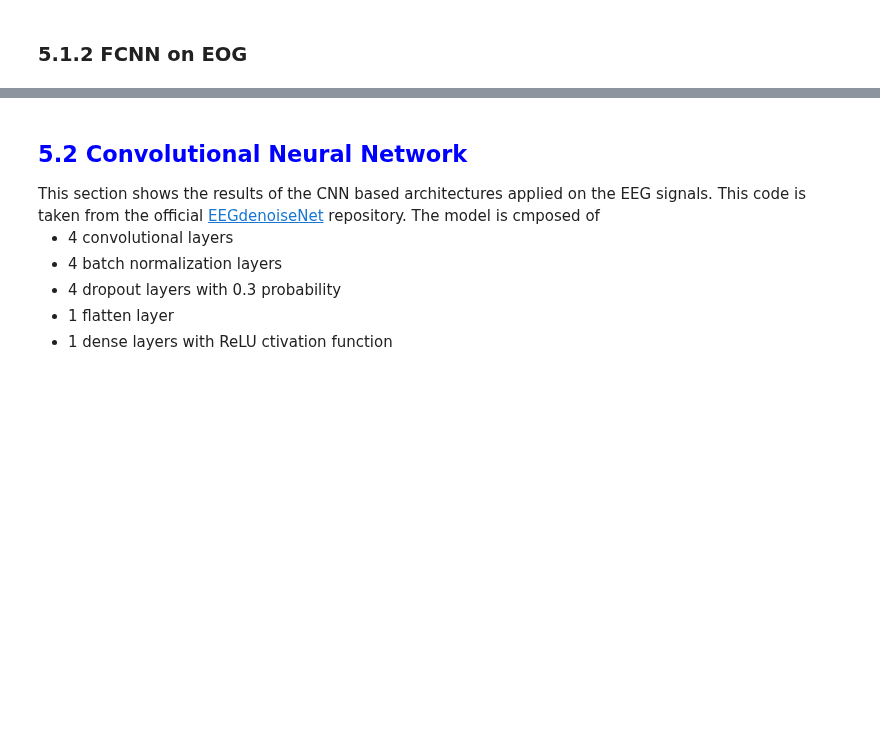
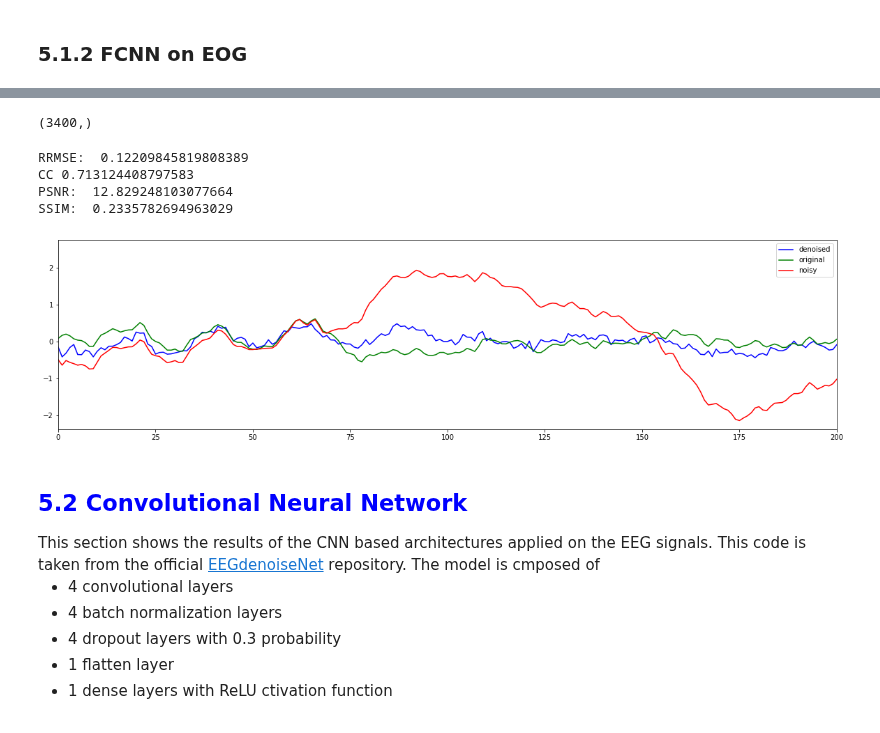
Before and after one commit to MartinaDoku2001/Thesis, a Jupyter notebook: EEG_denoising.ipynb, the cells around one changed output, grey strips where cells are left out. Cells and saved outputs as stored; diff of their text form; code cells hidden in the pictures; blank space fills up the shorter version.

```diff
--- a/EEG_denoising.ipynb
+++ b/EEG_denoising.ipynb
@@ -969,3 +1007,34 @@ SSIM:  0.20098868845212783
+# %%
+#import model
+from tensorflow import keras
+saved_model = keras.models.load_model('./results/fcNN/2/denoise_model_EOG')
+
+#testing
+denoised_test, test_mse = test_step(saved_model, test_dataset_EOG[0], test_dataset_EOG[1])
+
+#calculate the metrics
+RRMSE,CC, PSNR, SSIM = metrics_results(denoised_test, test_dataset_EOG[1])
+print('RRMSE: ', RRMSE)
+print('CC',CC)
+print('PSNR: ', PSNR)
+print('SSIM: ', SSIM)
+
+#PLOT THE RESULTS
+#plot the first denoised signal vs the original signal vs clean signal
+plt.figure(figsize=(20,5))
+plt.xlim(0,200)
+plt.plot(denoised_test[0,:], label='denoised', color='blue')
+plt.plot(EEG_test[0,:], label='original',color='green')
+plt.plot(noiseEEG_test[0,:], label='noisy',color='red')
+plt.legend()
+plt.show()
+# %% [output]
+(3400,)
+RRMSE:  0.12209845819808389
+CC 0.713124408797583
+PSNR:  12.829248103077664
+SSIM:  0.2335782694963029
+[figure, added]
 # %% [markdown]
 <h2 style=" font-size:150%; color:blue;"> <b> 5.2 Convolutional Neural Network </b> </h2>
 <div> This section shows the results of the CNN based architectures applied on the EEG signals. This code is taken from the official <a href="https://github.com/ncclabsustech/EEGdenoiseNet/blob/master/code/benchmark_networks/Network_structure.py">EEGdenoiseNet</a> repository. The model is cmposed of <ul> <li> 4 convolutional layers</li> <li> 4 batch normalization layers </li><li>4 dropout layers with 0.3 probability</li> <li>1 flatten layer </li> <li> 1 dense layers with ReLU ctivation function </li> </ul> </div>
```
Also changed, not shown: parts of 12 cells of this notebook, 10 other files.
